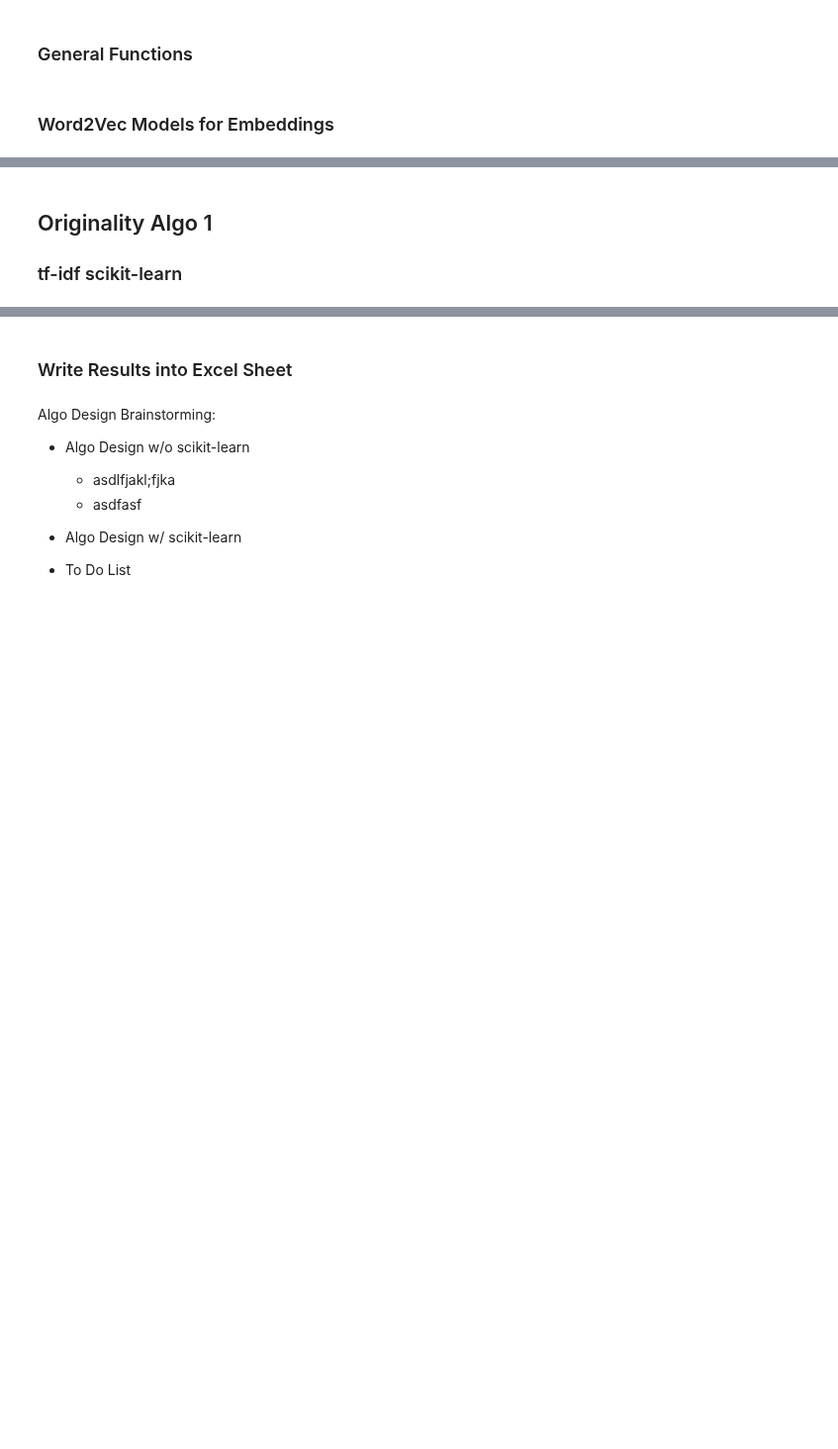
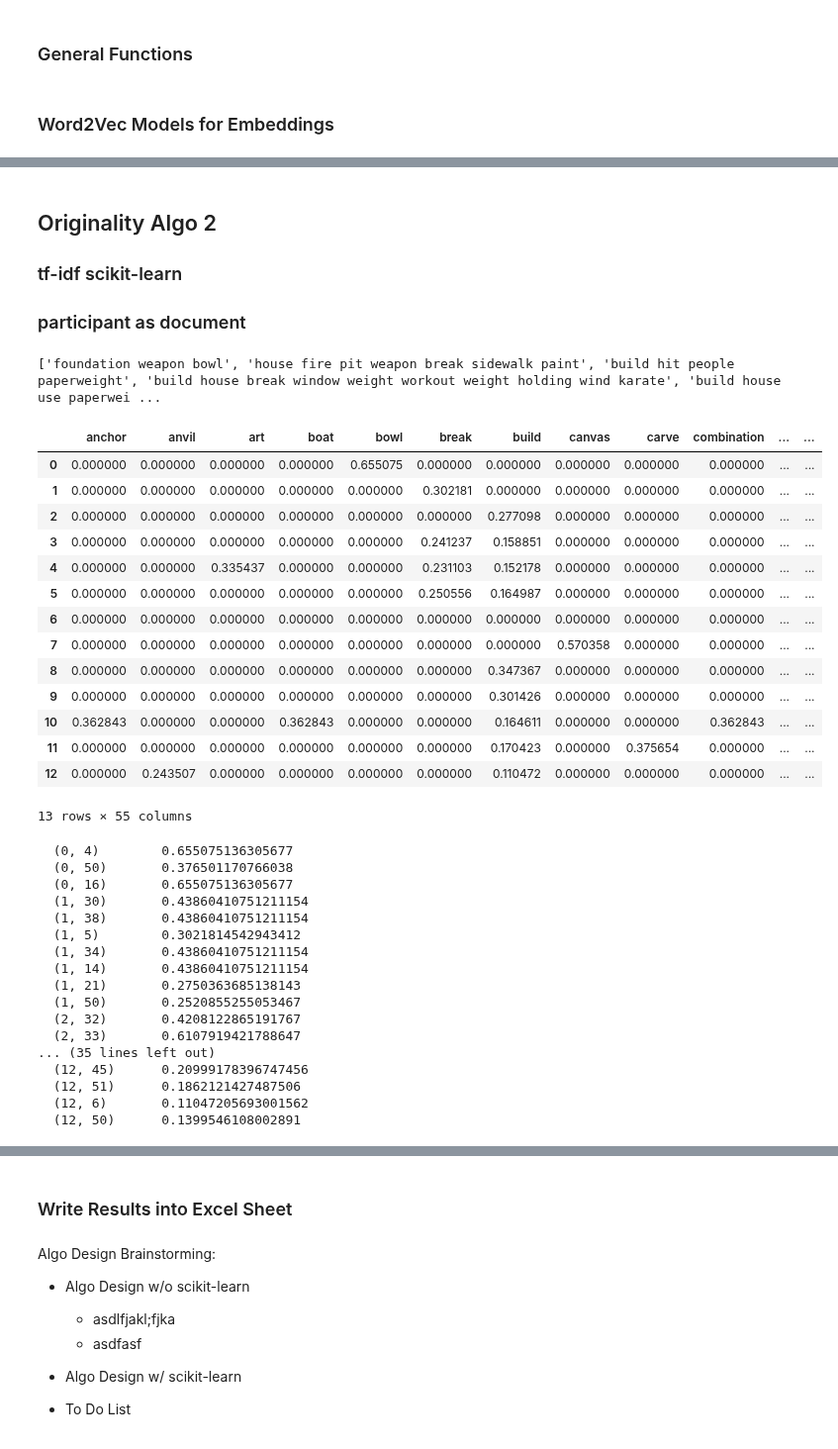
Before and after one commit to DijunQuant/AUT-Scoring, a Jupyter notebook: scripts/originality_algo.ipynb, the cells around one changed output, grey strips where cells are left out. Shown at 99% size. Drawn from its saved outputs; the diff is of its cells as text; code cells hidden in the pictures; blank space fills up the shorter version.

Commit message:
updated originality algo

```diff
--- a/scripts/originality_algo.ipynb
+++ b/scripts/originality_algo.ipynb
@@ -145,3 +224,70 @@ for key in twitter25_dict:
 # %% [markdown]
-## Originality Algo 1
+## Originality Algo 2
 ### tf-idf scikit-learn
+### participant as document
+# %%
+def tfidf_scikit_learn(cleaned_responses):
+    tfIdfVectorizer=TfidfVectorizer(use_idf=True)
+    tfIdf = tfIdfVectorizer.fit_transform(cleaned_responses)
+    df = pd.DataFrame(tfIdf.toarray(), columns=tfIdfVectorizer.get_feature_names())
+#     df = pd.DataFrame(tfIdf[0].T.todense(), index=tfIdfVectorizer.get_feature_names(), columns=["TF-IDF"])
+#     df = df.sort_values('TF-IDF', ascending=False)
+    display(df)
+
+#     feature_names = tfIdfVectorizer.get_feature_names()
+#     for col in tfIdf.nonzero()[1]:
+#         print (feature_names[col], ' - ', tfIdf[0, col])
+
+    print(tfIdf)
+# %%
+def get_originality_tfidf_scikit_learn(df, stopwords_list, remove_sw, join_list):
+    originality_rating_df = get_cleaned_responses(df, stopwords_list, remove_sw, join_list)
+    responses = []
+
+    id_list = get_id_list(df)
+
+    for participant in id_list:
+        temp_df = originality_rating_df.loc[originality_rating_df['id'] == participant]
+        temp_list = temp_df['response_processed'].tolist()
+        temp_list = ' '.join(temp_list)
+        responses.append(temp_list)
+
+    print(responses)
+
+    tfidf_scikit_learn(responses)
+# %%
+get_originality_tfidf_scikit_learn(data_brick, stopwords_spacy, True, True)
+# %% [output]
+['foundation weapon bowl', 'house fire pit weapon break sidewalk paint', 'build hit people paperweight', 'build house break window weight workout weight holding wind karate', 'build house use paperwei ...
+|  | anchor | anvil | art | boat | bowl | break | build | canvas | carve | combination | ... | ... |
+| 0 | 0.000000 | 0.000000 | 0.000000 | 0.000000 | 0.655075 | 0.000000 | 0.000000 | 0.000000 | 0.000000 | 0.000000 | ... | ... |
+| 1 | 0.000000 | 0.000000 | 0.000000 | 0.000000 | 0.000000 | 0.302181 | 0.000000 | 0.000000 | 0.000000 | 0.000000 | ... | ... |
+| 2 | 0.000000 | 0.000000 | 0.000000 | 0.000000 | 0.000000 | 0.000000 | 0.277098 | 0.000000 | 0.000000 | 0.000000 | ... | ... |
+| 3 | 0.000000 | 0.000000 | 0.000000 | 0.000000 | 0.000000 | 0.241237 | 0.158851 | 0.000000 | 0.000000 | 0.000000 | ... | ... |
+| 4 | 0.000000 | 0.000000 | 0.335437 | 0.000000 | 0.000000 | 0.231103 | 0.152178 | 0.000000 | 0.000000 | 0.000000 | ... | ... |
+| 5 | 0.000000 | 0.000000 | 0.000000 | 0.000000 | 0.000000 | 0.250556 | 0.164987 | 0.000000 | 0.000000 | 0.000000 | ... | ... |
+| 6 | 0.000000 | 0.000000 | 0.000000 | 0.000000 | 0.000000 | 0.000000 | 0.000000 | 0.000000 | 0.000000 | 0.000000 | ... | ... |
+| 7 | 0.000000 | 0.000000 | 0.000000 | 0.000000 | 0.000000 | 0.000000 | 0.000000 | 0.570358 | 0.000000 | 0.000000 | ... | ... |
+| 8 | 0.000000 | 0.000000 | 0.000000 | 0.000000 | 0.000000 | 0.000000 | 0.347367 | 0.000000 | 0.000000 | 0.000000 | ... | ... |
+| 9 | 0.000000 | 0.000000 | 0.000000 | 0.000000 | 0.000000 | 0.000000 | 0.301426 | 0.000000 | 0.000000 | 0.000000 | ... | ... |
+| 10 | 0.362843 | 0.000000 | 0.000000 | 0.362843 | 0.000000 | 0.000000 | 0.164611 | 0.000000 | 0.000000 | 0.362843 | ... | ... |
+| 11 | 0.000000 | 0.000000 | 0.000000 | 0.000000 | 0.000000 | 0.000000 | 0.170423 | 0.000000 | 0.375654 | 0.000000 | ... | ... |
+| 12 | 0.000000 | 0.243507 | 0.000000 | 0.000000 | 0.000000 | 0.000000 | 0.110472 | 0.000000 | 0.000000 | 0.000000 | ... | ... |
+13 rows × 55 columns
+  (0, 4)        0.655075136305677
+  (0, 50)       0.376501170766038
+  (0, 16)       0.655075136305677
+  (1, 30)       0.43860410751211154
+  (1, 38)       0.43860410751211154
+  (1, 5)        0.3021814542943412
+  (1, 34)       0.43860410751211154
+  (1, 14)       0.43860410751211154
+  (1, 21)       0.2750363685138143
+  (1, 50)       0.2520855255053467
+  (2, 32)       0.4208122865191767
+  (2, 33)       0.6107919421788647
+... (35 lines left out)
+  (12, 45)      0.20999178396747456
+  (12, 51)      0.1862121427487506
+  (12, 6)       0.11047205693001562
+  (12, 50)      0.1399546108002891
```
Also changed, not shown: parts of 16 cells of this notebook, 4 other files.
